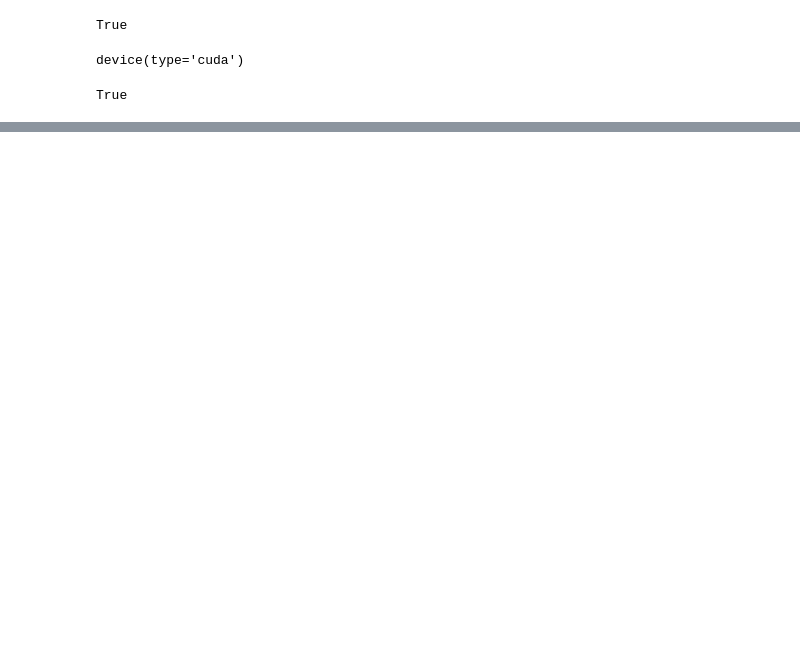
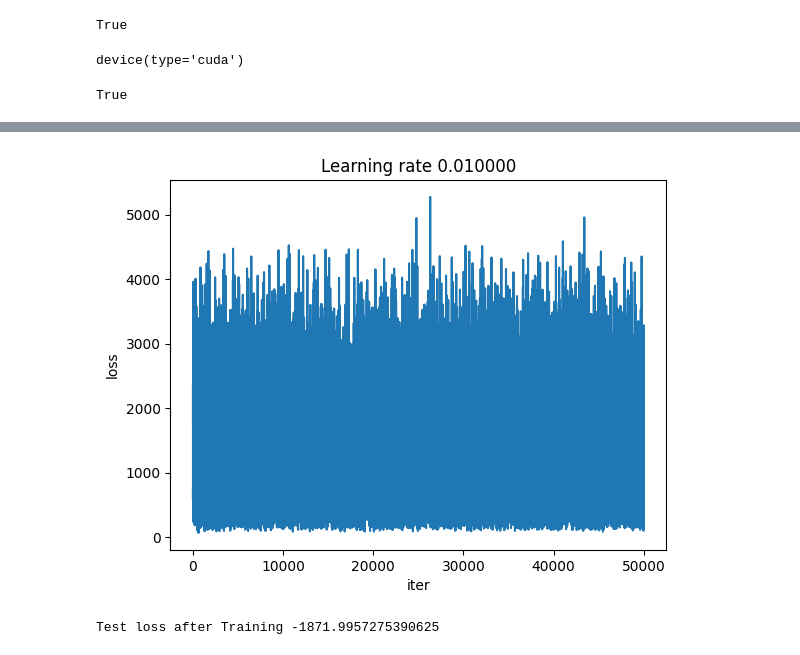
Before and after one commit to KirillAnokhin/MLProject, a Jupyter notebook: notebook.ipynb, the cells around one changed output, grey strips where cells are left out. Saved outputs shown, nothing was run; the diff lists cells and outputs as text; code cells hidden in the pictures; blank space fills up the shorter version.

Commit message:
try feed forward model

```diff
--- a/notebook.ipynb
+++ b/notebook.ipynb
@@ -339,0 +334,3 @@ plt.show()
+# %%
+model = Feedforward(n_input, n_output)
+model.to(device)
@@ -339,0 +358,7 @@ plt.show()
+# %%
+optimizer = torch.optim.SGD(model.parameters(), lr=learning_rate)
+#optimizer = torch.optim.Adam(model.parameters(), lr=0.001)
+
+loss_fn = nn.CrossEntropyLoss()
+#loss_fn = nn.MSELoss()
+signal_train_torch.size()
@@ -339,0 +367,22 @@ plt.show()
+# %%
+losses = []
+LOG_EVERY_N = 1000
+i = 0
+
+model.train()
+for epoch in range(1):
+
+    for signal_tr, params_tr in zip(signal_train_torch, params_train_torch):
+        optimizer.zero_grad()
+
+        pred_params = model(signal_tr)
+        loss = loss_fn(pred_params, params_tr)
+        losses.append(loss.item())
+
+        if i % LOG_EVERY_N == 0:
+            print('i {}: train loss: {}'.format(i, loss.item()))
+
+        loss.backward()
+
+        optimizer.step()
+        i = i + 1
@@ -339,0 +407,21 @@ plt.show()
+# %%
+import matplotlib.pyplot as plt
+plt.plot(losses)
+plt.ylabel('loss')
+plt.xlabel('iter')
+plt.title("Learning rate %f"%(learning_rate))
+plt.show()
+
+# Модель не обучается
+# %% [output]
+[figure, added]
+# %%
+model.eval()
+criterion = nn.BCELoss()
+
+#for signal_test, params_test in zip(signal_test_torch, params_test_torch):
+params_pred = model(signal_test_torch[0])
+after_train = criterion(params_pred, params_test_torch[0])
+print('Test loss after Training' , after_train.item())
+# %% [output]
+Test loss after Training -1871.9957275390625
```
Also changed, not shown: parts of 29 cells of this notebook.
